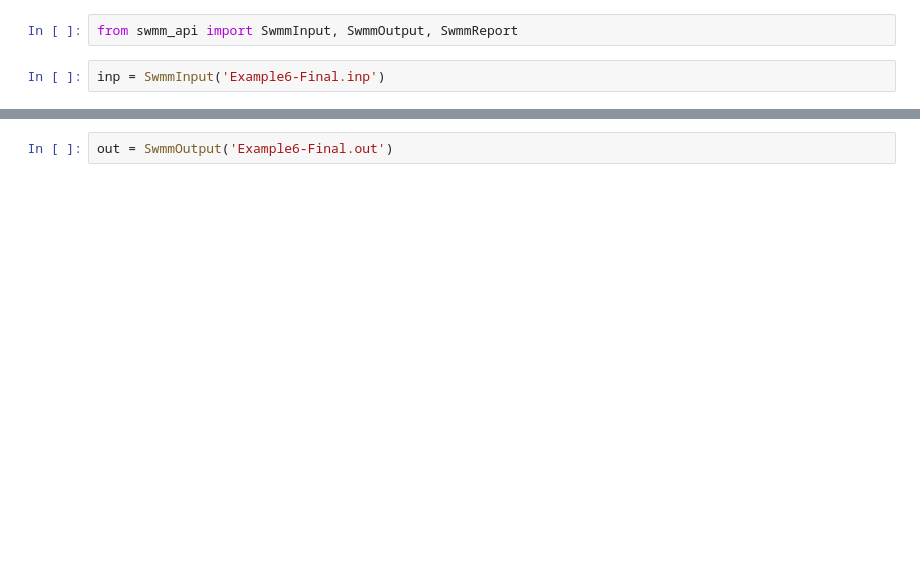
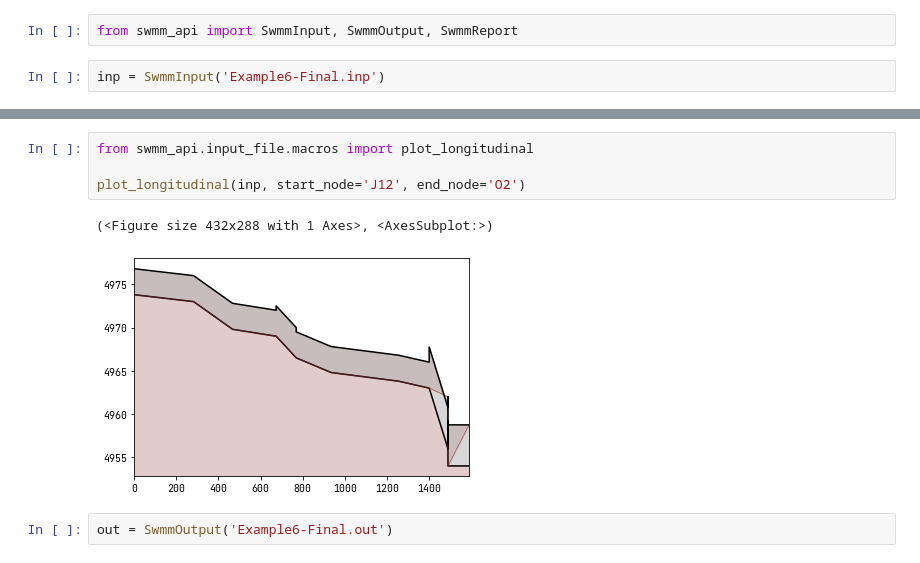
Before and after one commit to sergiobpapplus/custom_swmm_api, a Jupyter notebook: examples/spn10/swmm_files_reader.ipynb, the cells around one changed output, grey strips where cells are left out. Drawn from its saved outputs; the diff is of its cells as text; blank space fills up the shorter version.

```diff
--- a/examples/spn10/swmm_files_reader.ipynb
+++ b/examples/spn10/swmm_files_reader.ipynb
@@ -7,2 +105,9 @@ inp = SwmmInput('Example6-Final.inp')
+# %%
+from swmm_api.input_file.macros import plot_longitudinal
+
+plot_longitudinal(inp, start_node='J12', end_node='O2')
+# %% [output]
+(<Figure size 432x288 with 1 Axes>, <AxesSubplot:>)
+[figure, added]
 # %%
 out = SwmmOutput('Example6-Final.out')
```
Also changed, not shown: parts of 13 cells of this notebook, 4 other files.
